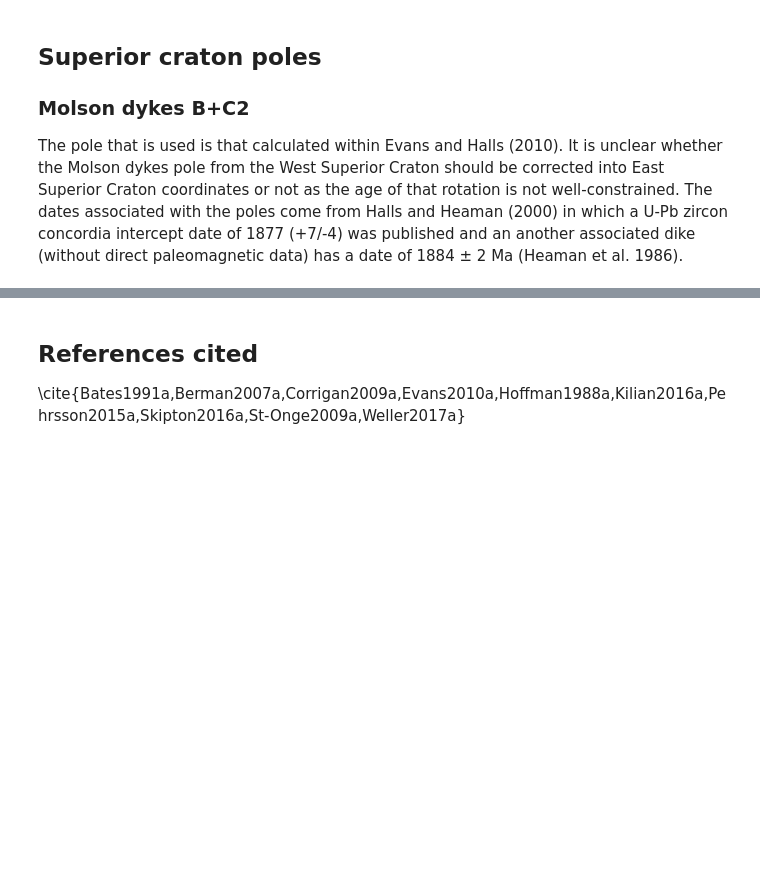
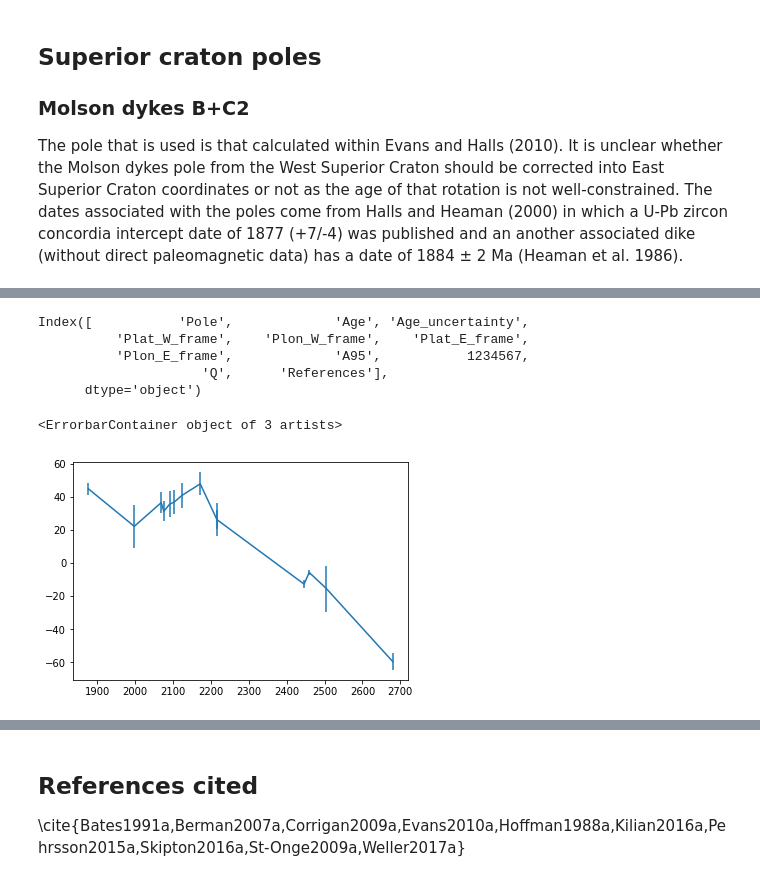
Before and after one commit to Swanson-Hysell-Group/Laurentia_Paleogeography, a Jupyter notebook: figures_analysis.ipynb, the cells around one changed output, grey strips where cells are left out. Drawn from its saved outputs; the diff is of its cells as text; code cells hidden in the pictures; blank space fills up the shorter version.

```diff
--- a/figures_analysis.ipynb
+++ b/figures_analysis.ipynb
@@ -221,0 +253,3 @@ poles_Laur_SupE
+# %%
+Superior_poles = pd.read_excel('./data/Evans2010_Superior_poles.xlsx')
+Superior_poles.head()
@@ -222,3 +263,29 @@ poles_Laur_SupE
+# %%
+Superior_poles.columns
+# %% [output]
+Index([           'Pole',             'Age', 'Age_uncertainty',
+          'Plat_W_frame',    'Plon_W_frame',    'Plat_E_frame',
+          'Plon_E_frame',             'A95',           1234567,
+                     'Q',      'References'],
+      dtype='object')
+# %%
+Superior_West_Paleolats = []
+Superior_West_Paleolat_errors = []
+Superior_West_Paleolatitudes
+Superior_West_time = []
+
+for n in Superior_poles.index:
+    Duluth_paleolat = ipmag.lat_from_pole(duluth_lon,duluth_lat,
+                                          Superior_poles['Plon_W_frame'][n],
+                                          Superior_poles['Plat_W_frame'][n])
+    Superior_West_Paleolats.append(Duluth_paleolat)
+    Superior_West_Paleolat_errors.append(Superior_poles['A95'][n])
+    Superior_West_time.append(Superior_poles['Age'][n])
+
+plt.errorbar(Superior_West_time,Superior_West_Paleolats,yerr=Superior_West_Paleolat_errors)
+# %% [output]
+<ErrorbarContainer object of 3 artists>
+[figure, added]
 # %%
 #print(tabulate(A_poles, headers='keys', tablefmt='pipe'))
 # %% [markdown]
```
Also changed, not shown: parts of 10 cells of this notebook, 3 other files.
